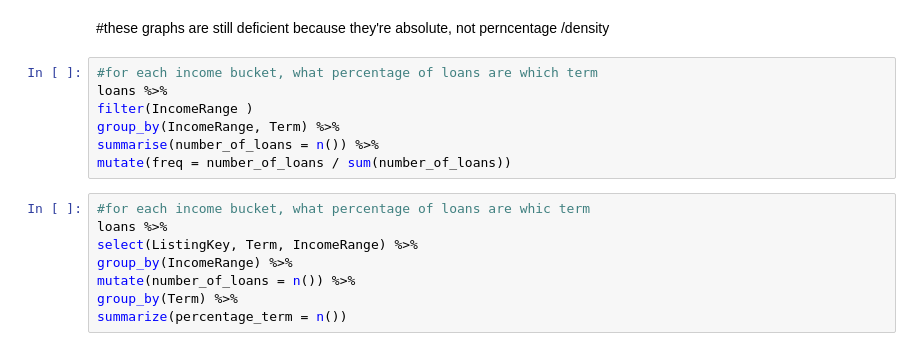
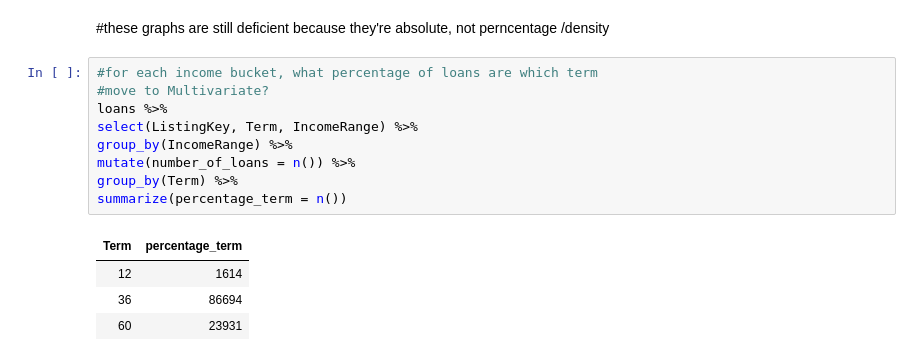
Before and after one commit to timdef/ProsperLoanEDA, a Jupyter notebook: UnivariateExploration.ipynb, the cells around one changed output. Drawn from its saved outputs; the diff is of its cells as text.

```diff
--- a/UnivariateExploration.ipynb
+++ b/UnivariateExploration.ipynb
@@ -777,16 +800,15 @@ ggplot(with_income_info, aes(Term)) + geom_bar() + facet_wrap(~IncomeRange)
 #these graphs are still deficient because they're absolute, not perncentage /density
 # %%
 #for each income bucket, what percentage of loans are which term
+#move to Multivariate?
 loans %>%
-filter(IncomeRange )
-group_by(IncomeRange, Term) %>%
-summarise(number_of_loans = n()) %>%
-mutate(freq = number_of_loans / sum(number_of_loans))
+select(ListingKey, Term, IncomeRange) %>%
+group_by(IncomeRange) %>%
+mutate(number_of_loans = n()) %>%
+group_by(Term) %>%
+summarize(percentage_term = n())
+# %% [output]
+| Term | percentage_term |
+| 12 | 1614 |
+| 36 | 86694 |
+| 60 | 23931 |
-# %%
-#for each income bucket, what percentage of loans are whic term
-loans %>%
-select(ListingKey, Term, IncomeRange) %>%
-group_by(IncomeRange) %>%
-mutate(number_of_loans = n()) %>%
-group_by(Term) %>%
-summarize(percentage_term = n())
```
Also changed, not shown: parts of 21 cells of this notebook, 1 other file.
